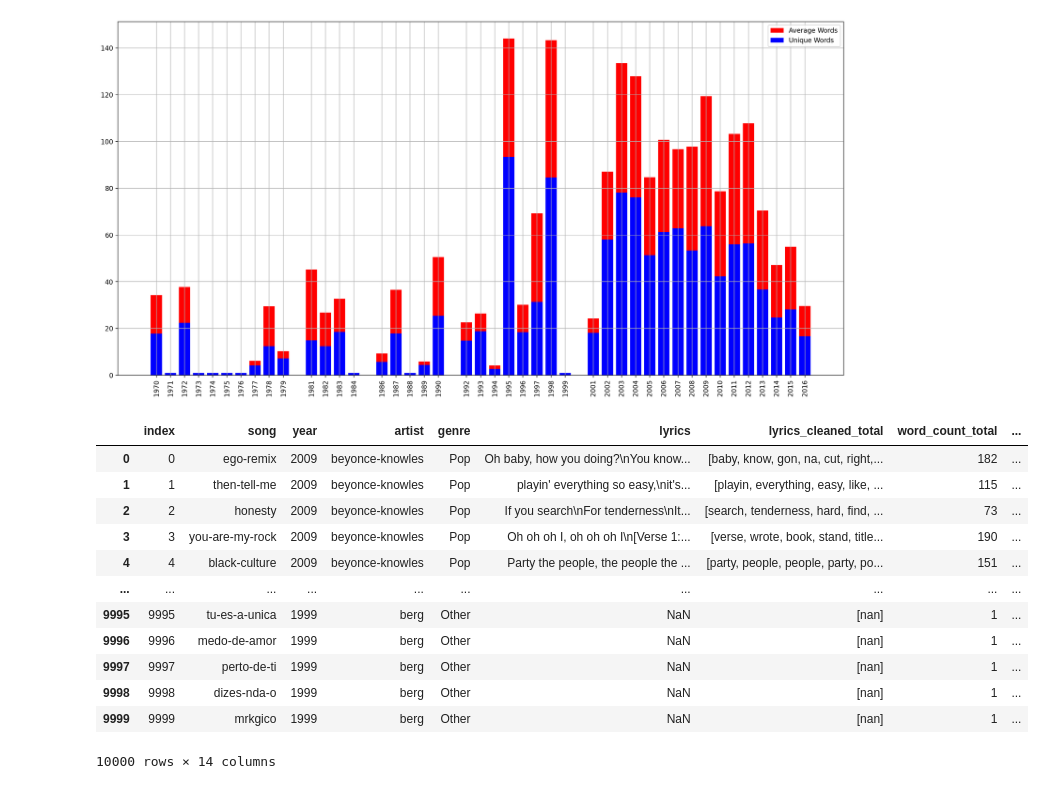
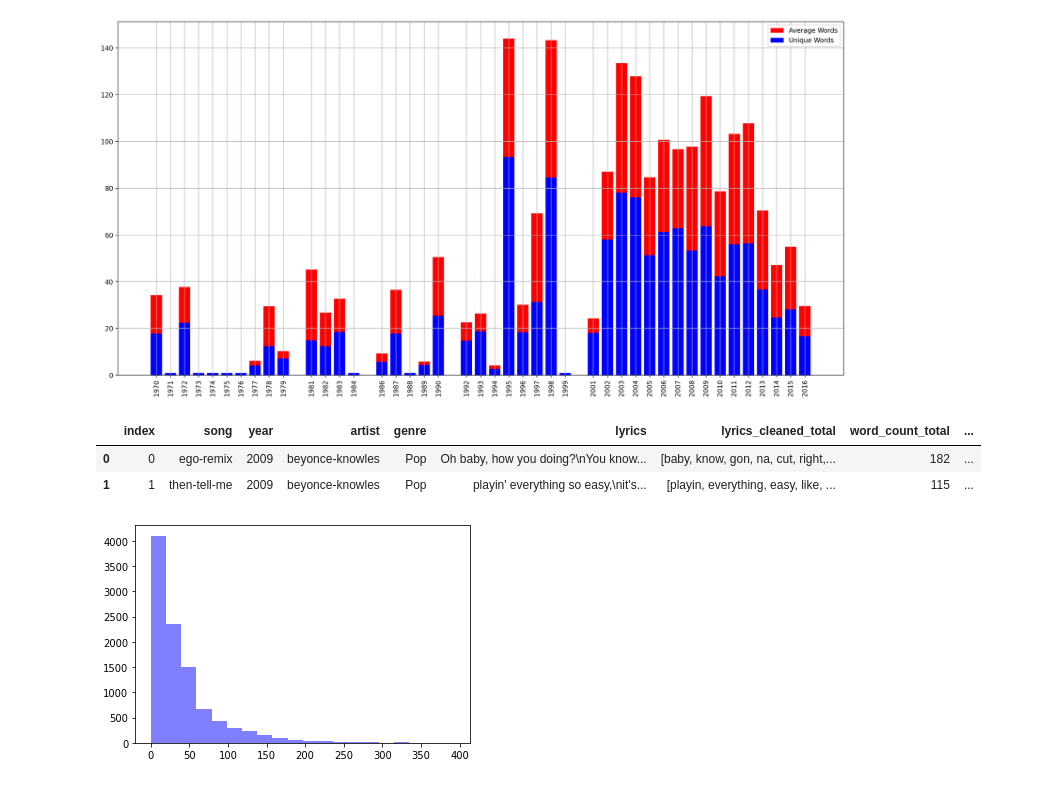
Before and after one commit to MilesJoseph/570_lyrics_NLP, a Jupyter notebook: 570_Lyrics_Assignment.ipynb, the cells around one changed output. Drawn from its saved outputs; the diff is of its cells as text; code cells hidden in the pictures.

```diff
--- a/570_Lyrics_Assignment.ipynb
+++ b/570_Lyrics_Assignment.ipynb
@@ -231,30 +232,37 @@ lyrics_1['profanity'] = lyrics_1['lyrics_cleaned_total'].apply(lambda x: 1 if pr
 #them or not which we will explore further.
 # %%
 #nltk.download('averaged_perceptron_tagger')
-# %%
-
-from nltk import word_tokenize, pos_tag
-tok_and_tag = lambda x: pos_tag(word_tokenize(x))
-lyrics_1['letter_lyrics'] = re.sub("[^a-zA-Z]",
-                          " ",
-                          str(lyrics_1['lyrics_cleaned_total']))
-
-tok_and_tag(lyrics_1['letter_lyrics'][0])
-
-lyrics_1['types'] = lyrics_1['letter_lyrics'].apply(tok_and_tag)
+# %%
+def get_pos_tags(row):
+
+    pos_tags = nltk.pos_tag(row['lyrics_cleaned_total'])
+    list_classes=list()
+    for word in pos_tags:
+        list_classes.append(word[1])
+    return list_classes
+
+lyrics_1["postags"] = lyrics_1.apply(lambda row: get_pos_tags(row), axis = 1)
+# %%
+def find_no_class(count, class_name = ""):
+    total = 0
+    for key in count.keys():
+        if key.startswith(class_name):
+            total += count[key]
+
+
+    return total
+
+def get_classes(row, grammatical_class = ""):
+    count = Counter(row["postags"])
+    return find_no_class(count, class_name = grammatical_class)
+
+lyrics_1['freqNouns'] = lyrics_1.apply(lambda row: get_classes(row, 'NN'), axis = 1)
+lyrics_1['freqVerbs'] = lyrics_1.apply(lambda row: get_classes(row, 'VB'), axis = 1)
+lyrics_1["freqAdjectives"] = lyrics_1.apply(lambda row: get_classes(row, "JJ"), axis = 1)
+lyrics_1["freqAdverbs"] = lyrics_1.apply(lambda row: get_classes(row, "RB"), axis = 1)
 # %%
-lyrics_1
+lyrics_1.head(2)
 # %% [output]
 |  | index | song | year | artist | genre | lyrics | lyrics_cleaned_total | word_count_total | ... |
 | 0 | 0 | ego-remix | 2009 | beyonce-knowles | Pop | Oh baby, how you doing?\nYou know... | [baby, know, gon, na, cut, right,... | 182 | ... |
 | 1 | 1 | then-tell-me | 2009 | beyonce-knowles | Pop | playin' everything so easy,\nit's... | [playin, everything, easy, like, ... | 115 | ... |
-| 2 | 2 | honesty | 2009 | beyonce-knowles | Pop | If you search\nFor tenderness\nIt... | [search, tenderness, hard, find, ... | 73 | ... |
-| 3 | 3 | you-are-my-rock | 2009 | beyonce-knowles | Pop | Oh oh oh I, oh oh oh I\n[Verse 1:... | [verse, wrote, book, stand, title... | 190 | ... |
-| 4 | 4 | black-culture | 2009 | beyonce-knowles | Pop | Party the people, the people the ... | [party, people, people, party, po... | 151 | ... |
-| ... | ... | ... | ... | ... | ... | ... | ... | ... | ... |
-| 9995 | 9995 | tu-es-a-unica | 1999 | berg | Other | NaN | [nan] | 1 | ... |
-| 9996 | 9996 | medo-de-amor | 1999 | berg | Other | NaN | [nan] | 1 | ... |
-| 9997 | 9997 | perto-de-ti | 1999 | berg | Other | NaN | [nan] | 1 | ... |
-| 9998 | 9998 | dizes-nda-o | 1999 | berg | Other | NaN | [nan] | 1 | ... |
-| 9999 | 9999 | mrkgico | 1999 | berg | Other | NaN | [nan] | 1 | ... |
-10000 rows × 14 columns
@@ -263,0 +269,8 @@ lyrics_1
+# %%
+num_bins = 20
+plt.hist(lyrics_1['freqNouns'], num_bins, facecolor='blue', alpha = .5)
+plt.show()
+
+##Looks like some of our null values is skewing the data here.
+# %% [output]
+[figure, added]
```
Also changed, not shown: parts of 13 cells of this notebook.
